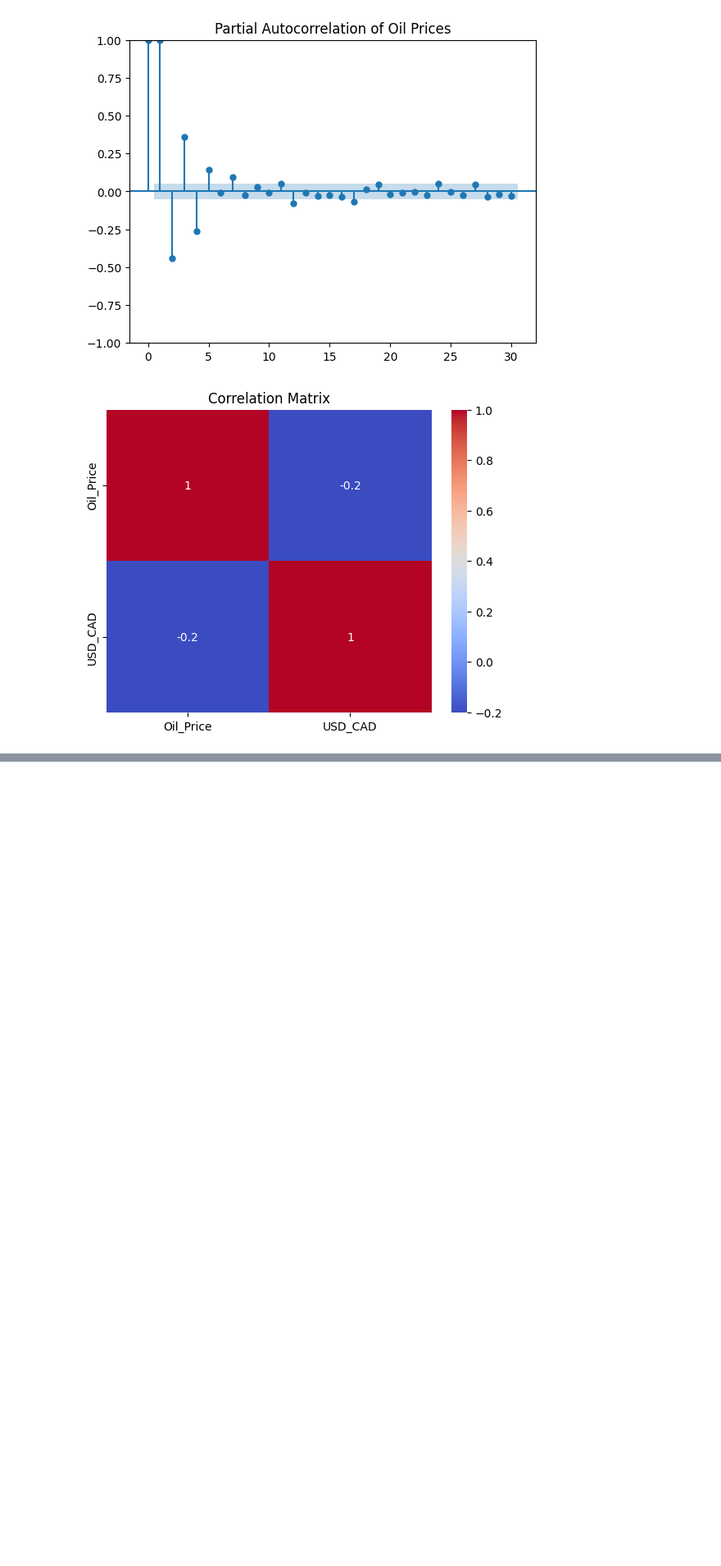
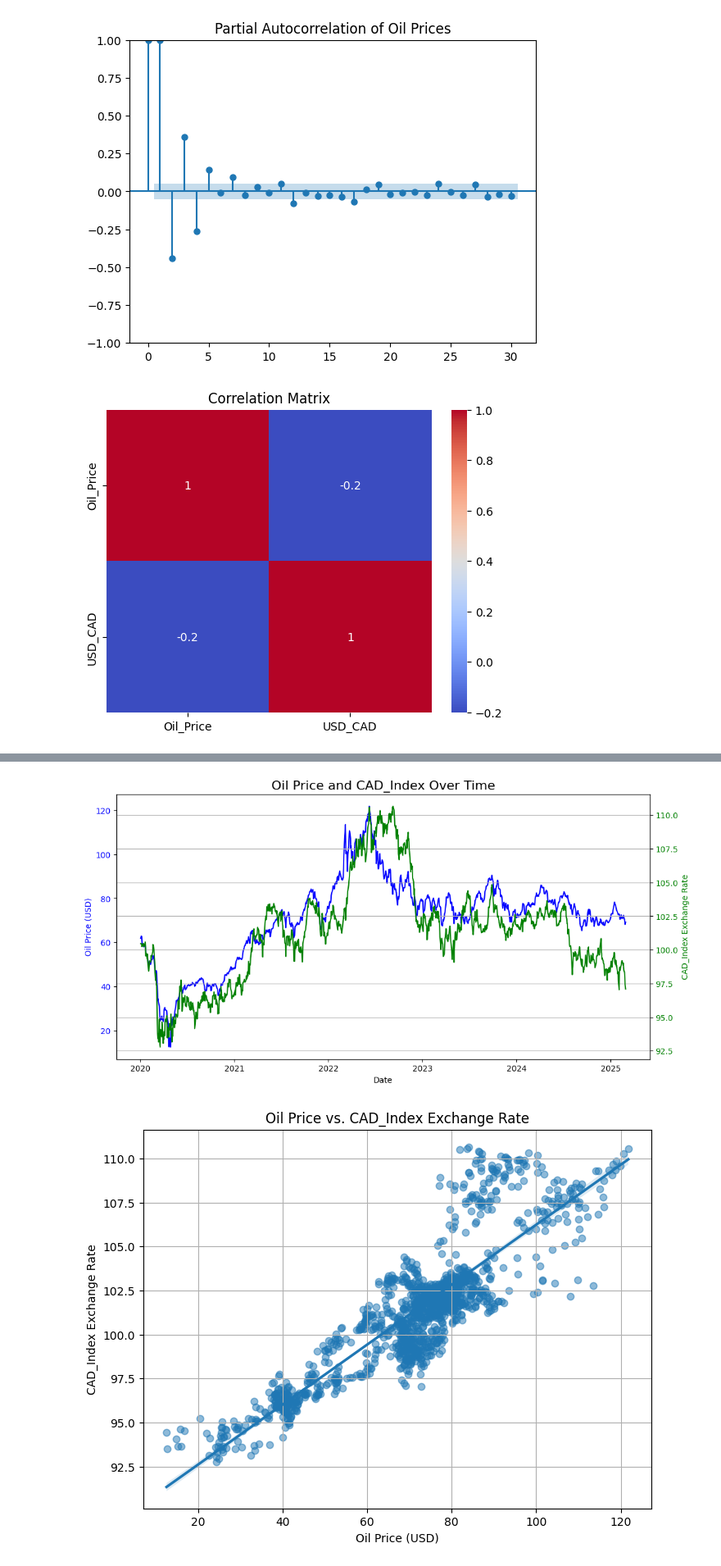
Before and after one commit to behathenimru/BehaShirshekarMRP, a Jupyter notebook: Beha_Shirshekar_MRP.ipynb, the cells around one changed output, grey strips where cells are left out. Shown at 82% size. Saved outputs shown, nothing was run; the diff lists cells and outputs as text; code cells hidden in the pictures; blank space fills up the shorter version.

```diff
--- a/Beha_Shirshekar_MRP.ipynb
+++ b/Beha_Shirshekar_MRP.ipynb
@@ -543,0 +646,76 @@ plt.show()
+# %%
+import pandas as pd
+import yfinance as yf
+import matplotlib.pyplot as plt
+import seaborn as sns
+
+# --- 1. Load and Process Raw Oil Data ---
+
+
+# --- 2. Fetch FX Data ---
+# print("Downloading USD/CAD exchange rate data...")
+# start_date = oil_df['Date'].min().strftime('%Y-%m-%d')
+# end_date = oil_df['Date'].max().strftime('%Y-%m-%d')
+# fx_data = yf.download("USDCAD=X", start=start_date, end=end_date)
+# fx_data = fx_data[['Close']].reset_index()
+# fx_data.columns = ['Date', 'USD_CAD']
+# print("Download complete.")
+
+# --- 3. Merge Oil and FX Data ---
+# This is the crucial step to combine both datasets
+final_df = pd.merge(oil_df, cad_index_df, on='Date', how='inner')
+print("\nOil and FX data successfully merged.")
+print(final_df.head())
+# --- 4. Perform Data Analysis on the Correct DataFrame ---
+print("\n--- Descriptive Statistics (Corrected) ---")
+print(final_df[['Oil_Price', 'CAD_Index']].describe())
+
+print("\n--- Correlation Matrix (Corrected) ---")
+print(final_df[['Oil_Price', 'CAD_Index']].corr())
+
+# --- 5. Generate Visualizations ---
+# Plot 1: Time Series of Oil Price and USD/CAD
+print("\nGenerating time series plot...")
+fig, ax1 = plt.subplots(figsize=(12, 6))
+ax1.set_title('Oil Price and CAD_Index Over Time', fontsize=16)
+ax1.set_xlabel('Date')
+ax1.set_ylabel('Oil Price (USD)', color='blue')
+ax1.plot(final_df['Date'], final_df['Oil_Price'], color='blue')
+ax1.tick_params(axis='y', labelcolor='blue')
+ax2 = ax1.twinx()
+ax2.set_ylabel('CAD_Index Exchange Rate', color='green')
+ax2.plot(final_df['Date'], final_df['CAD_Index'], color='green')
+ax2.tick_params(axis='y', labelcolor='green')
+plt.grid(True)
+
+# Plot 2: Scatter Plot of Oil Price vs. USD/CAD
+print("Generating scatter plot...")
+plt.figure(figsize=(8, 6))
+sns.regplot(x='Oil_Price', y='CAD_Index', data=final_df, scatter_kws={'alpha': 0.5})
+plt.title('Oil Price vs. CAD_Index Exchange Rate')
+plt.xlabel('Oil Price (USD)')
+plt.ylabel('CAD_Index Exchange Rate')
+plt.grid(True)
+
+# Plot 3: Distribution Histograms
+print("Generating histograms...")
+plt.figure(figsize=(12, 5))
+plt.subplot(1, 2, 1)
+sns.histplot(final_df['Oil_Price'], kde=True, color='blue')
+plt.title('Distribution of Oil Price')
+plt.subplot(1, 2, 2)
+sns.histplot(final_df['CAD_Index'], kde=True, color='green')
+plt.title('Distribution of CAD_Index')
+plt.tight_layout()
+
+# Plot 4: Correlation Heatmap
+print("Generating correlation heatmap...")
+plt.figure(figsize=(8, 6))
+sns.heatmap(final_df[['Oil_Price', 'CAD_Index']].corr(), annot=True, cmap='coolwarm', fmt=".2f")
+plt.title('Correlation Heatmap')
+plt.tight_layout()
+
+# --- 6. Display All Plots ---
+print("Displaying plots...")
+plt.show()
+# %% [output]
@@ -543,0 +739,2 @@ plt.show()
+[figure, added]
+[figure, added]
```
Also changed, not shown: parts of 6 cells of this notebook.
